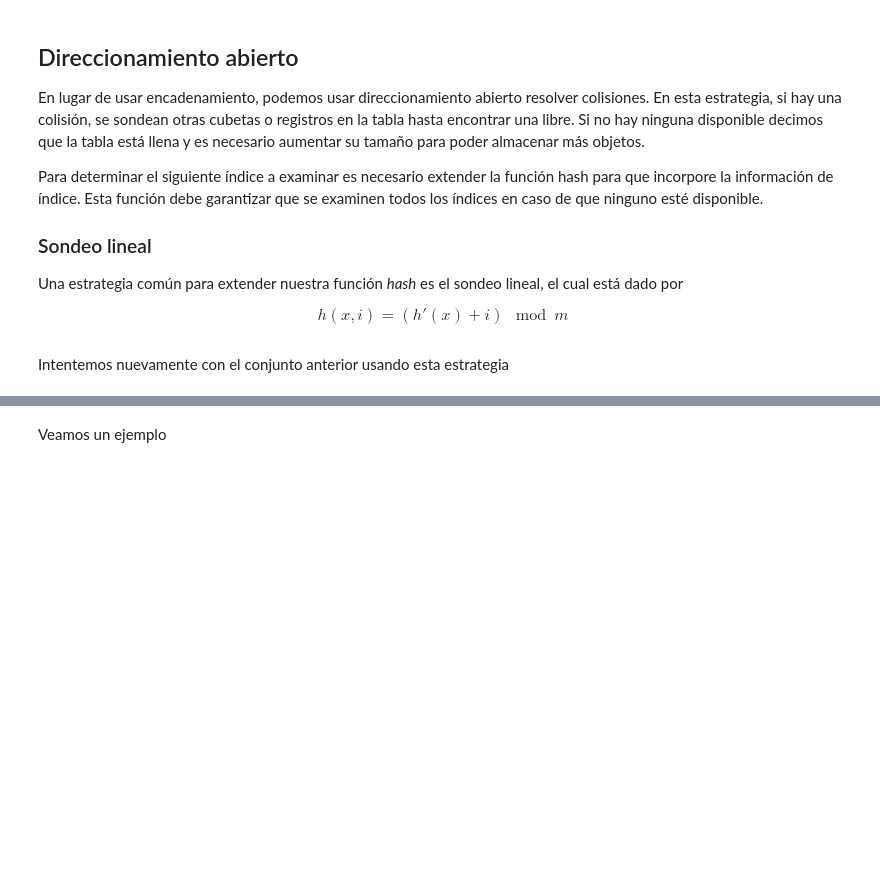
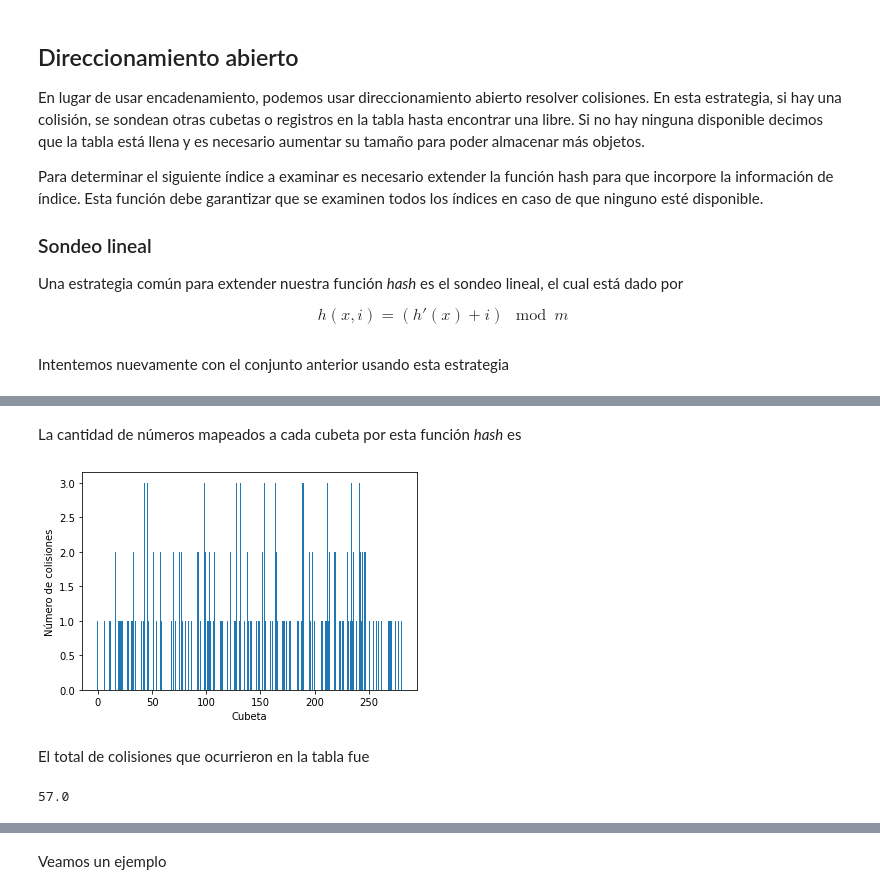
Before and after one commit to blancavazquez/CursoDatosMasivosI, a Jupyter notebook: notebooks/3a_funciones_hash.ipynb, the cells around one changed output, grey strips where cells are left out. Drawn from its saved outputs; the diff is of its cells as text; code cells hidden in the pictures; blank space fills up the shorter version.

```diff
--- a/notebooks/3a_funciones_hash.ipynb
+++ b/notebooks/3a_funciones_hash.ipynb
@@ -342,3 +467,11 @@ h(x) = \lfloor m (x a \mod 1)\rfloor
 $$
 
 donde $a$ es una constante.
+# %%
+class THMultOA(THOA):
+  def __init__(self, n_cubetas, a):
+    super().__init__(n_cubetas)
+    self.a = a
+
+  def h(self, x):
+    return floor(((self.a * x) % 1) * self.n_cubetas)
@@ -344,0 +480,5 @@ donde $a$ es una constante.
+# %%
+thmultoa = THMultOA(281, (sqrt(5) - 1) / 2)
+for i,e in enumerate(conj):
+  thmultoa.insertar(e)
+print(thmultoa)
@@ -344,0 +503,15 @@ donde $a$ es una constante.
+# %% [markdown]
+La cantidad de números mapeados a cada cubeta por esta función _hash_ es
+# %%
+plt.bar(np.arange(thmultoa.colisiones.size), thmultoa.colisiones)
+plt.xlabel('Cubeta')
+plt.ylabel(u'Número de colisiones')
+plt.show()
+# %% [output]
+[figure, added]
+# %% [markdown]
+El total de colisiones que ocurrieron en la tabla fue
+# %%
+np.sum(thmultoa.colisiones[thmultoa.colisiones > 1] - 1)
+# %% [output]
+57.0
```
Also changed, not shown: parts of 56 cells of this notebook.
